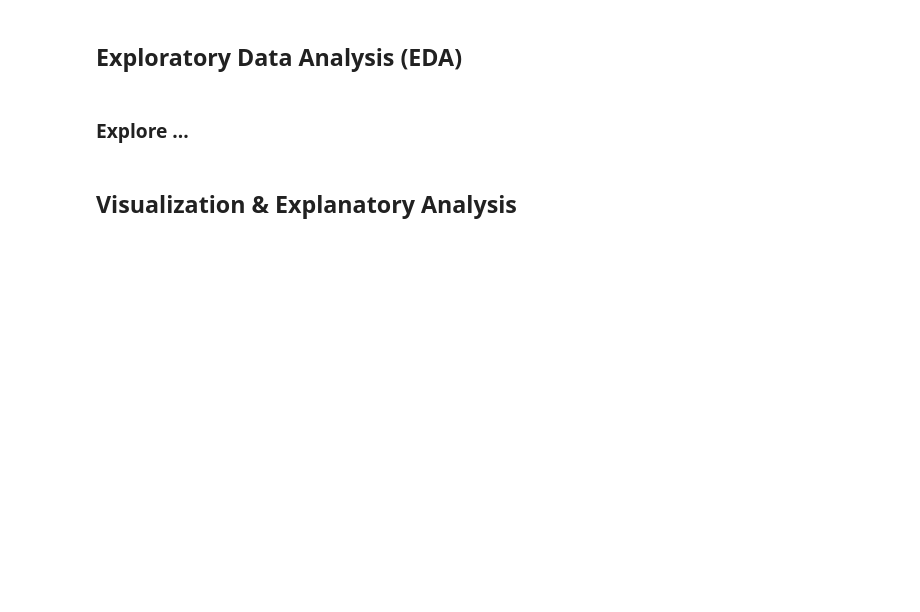
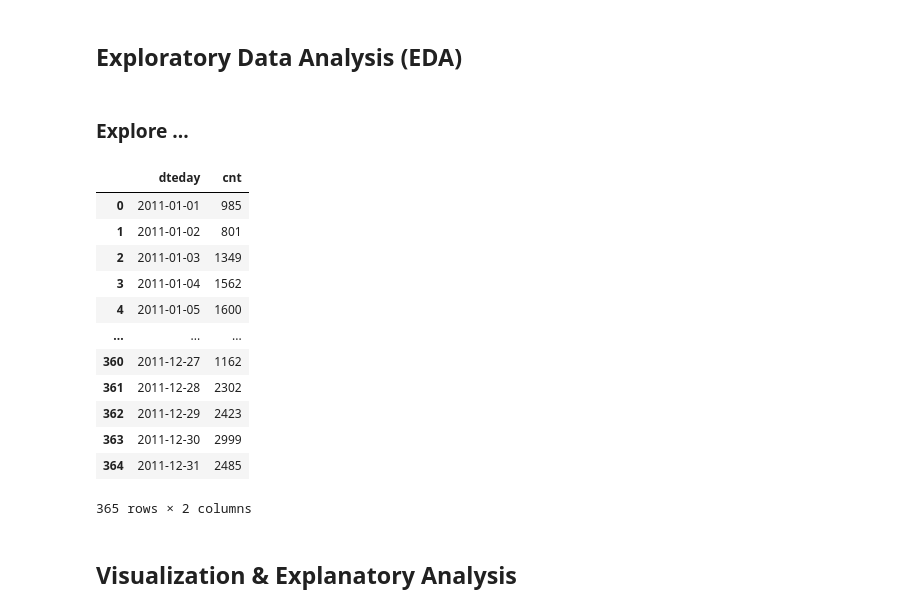
Before and after one commit to ariqhikari/UAS-IF7-Scrapy, a Jupyter notebook: notebook.ipynb, the cells around one changed output. Saved outputs shown, nothing was run; the diff lists cells and outputs as text; code cells hidden in the pictures; blank space fills up the shorter version.

```diff
--- a/notebook.ipynb
+++ b/notebook.ipynb
@@ -306,12 +306,28 @@ dteday_cnt = day_df.groupby('dteday')
 cpy = dteday_cnt['cnt'].sum().reset_index() #count per year
 
 # Ups bagi 2, jadi 2011 dan 2012
-cnt2011 = cpy[cpy['dteday'].str[:4] == '2011']
-cnt2012 = cpy[cpy['dteday'].str[:4] == '2012']
+cnt2011 = cpy[cpy['dteday'].dt.year == 2011]
+cnt2012 = cpy[cpy['dteday'].dt.year == 2012]
 
 # Jumlahkan total penyewa
 total2011 = cnt2011['cnt'].sum()
 total2012 = cnt2012['cnt'].sum()
+# %%
+cnt2011
+# %% [output]
+|  | dteday | cnt |
+| 0 | 2011-01-01 | 985 |
+| 1 | 2011-01-02 | 801 |
+| 2 | 2011-01-03 | 1349 |
+| 3 | 2011-01-04 | 1562 |
+| 4 | 2011-01-05 | 1600 |
+| ... | ... | ... |
+| 360 | 2011-12-27 | 1162 |
+| 361 | 2011-12-28 | 2302 |
+| 362 | 2011-12-29 | 2423 |
+| 363 | 2011-12-30 | 2999 |
+| 364 | 2011-12-31 | 2485 |
+365 rows × 2 columns
 # %%
 # Menghitung rata-rata jumlah sewa sepeda berdasarkan kondisi cuaca
 average_rentals_by_weather = day_df.groupby('weathersit')['cnt'].mean().reset_index()
```
Also changed, not shown: parts of 10 cells of this notebook, 1 other file.
